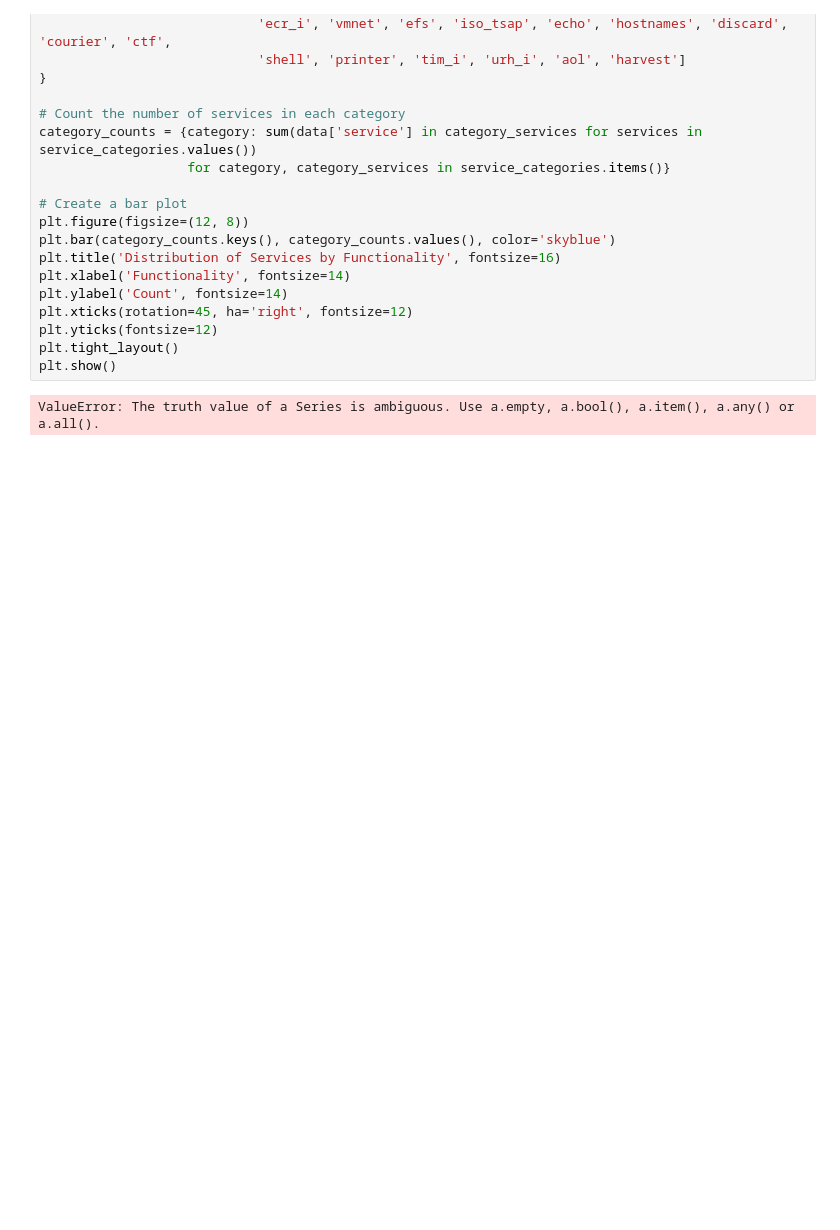
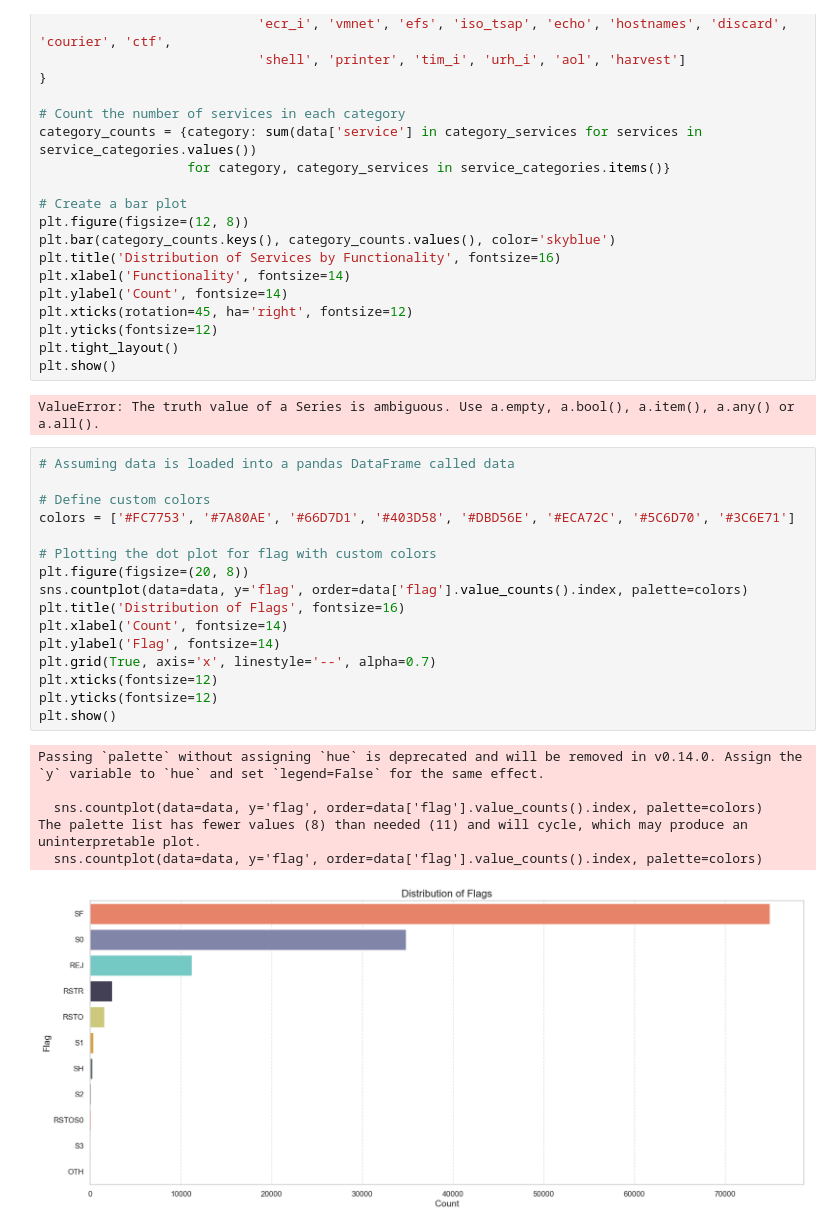
Before and after one commit to chihab4real/ML_CaseStudy, a Jupyter notebook: plot_weka_results.ipynb, the cells around one changed output. Saved outputs shown, nothing was run; the diff lists cells and outputs as text; blank space fills up the shorter version.

```diff
--- a/plot_weka_results.ipynb
+++ b/plot_weka_results.ipynb
@@ -487,3 +487,26 @@ plt.tight_layout()
 plt.show()
 # %% [output]
 ValueError: The truth value of a Series is ambiguous. Use a.empty, a.bool(), a.item(), a.any() or a.all().
+# %%
+# Assuming data is loaded into a pandas DataFrame called data
+
+# Define custom colors
+colors = ['#FC7753', '#7A80AE', '#66D7D1', '#403D58', '#DBD56E', '#ECA72C', '#5C6D70', '#3C6E71']
+
+# Plotting the dot plot for flag with custom colors
+plt.figure(figsize=(20, 8))
+sns.countplot(data=data, y='flag', order=data['flag'].value_counts().index, palette=colors)
+plt.title('Distribution of Flags', fontsize=16)
+plt.xlabel('Count', fontsize=14)
+plt.ylabel('Flag', fontsize=14)
+plt.grid(True, axis='x', linestyle='--', alpha=0.7)
+plt.xticks(fontsize=12)
+plt.yticks(fontsize=12)
+plt.show()
+# %% [output]
+Passing `palette` without assigning `hue` is deprecated and will be removed in v0.14.0. Assign the `y` variable to `hue` and set `legend=False` for the same effect.
+
+  sns.countplot(data=data, y='flag', order=data['flag'].value_counts().index, palette=colors)
+The palette list has fewer values (8) than needed (11) and will cycle, which may produce an uninterpretable plot.
+  sns.countplot(data=data, y='flag', order=data['flag'].value_counts().index, palette=colors)
+[figure, added]
```
Also changed, not shown: parts of 2 cells of this notebook.
